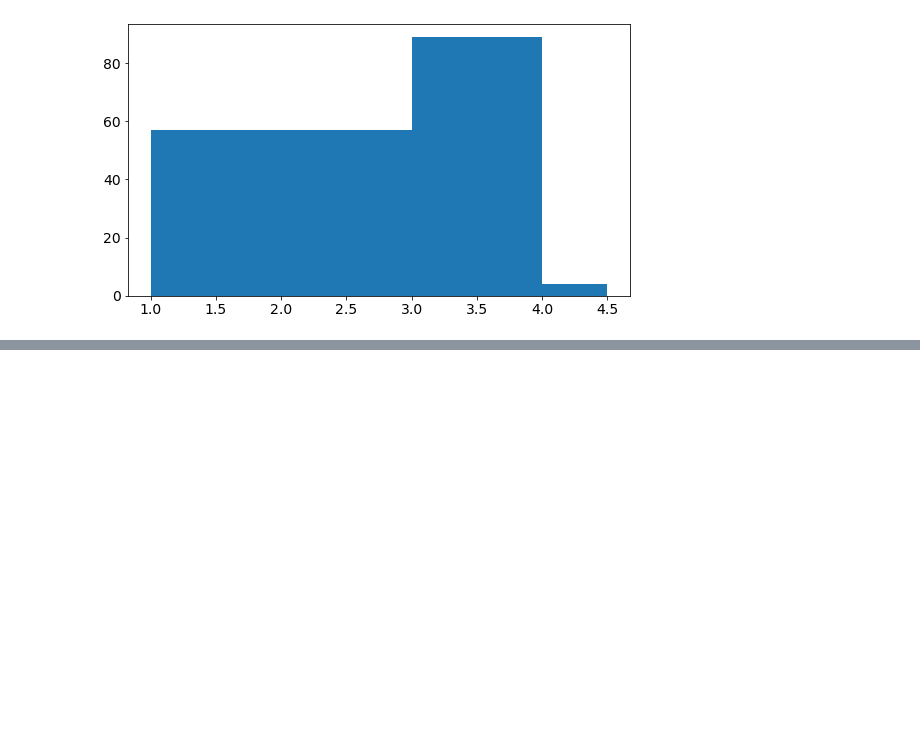
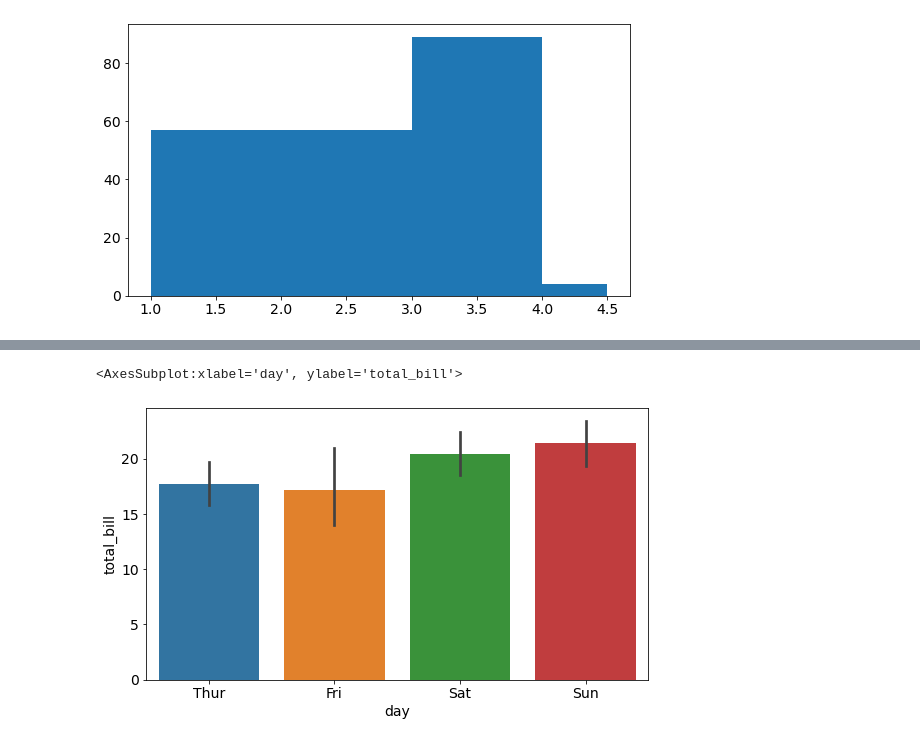
Before and after one commit to CarlosViniMSouza/DataAnalysisWithPython, a Jupyter notebook: notebooks/L04_Matplotlib.ipynb, the cells around one changed output, grey strips where cells are left out. Cells and saved outputs as stored; diff of their text form; code cells hidden in the pictures; blank space fills up the shorter version.

```diff
--- a/notebooks/L04_Matplotlib.ipynb
+++ b/notebooks/L04_Matplotlib.ipynb
@@ -259,0 +250,3 @@ plt.legend(['Setosa', 'Versicolor', 'Virginica'])
+# %%
+tips_df = sns.load_dataset("tips")
+tips_df
@@ -259,0 +267,5 @@ plt.legend(['Setosa', 'Versicolor', 'Virginica'])
+# %%
+sns.barplot(x='day', y='total_bill', data=tips_df)
+# %% [output]
+<AxesSubplot:xlabel='day', ylabel='total_bill'>
+[figure, added]
```
Also changed, not shown: parts of 8 cells of this notebook, 2 other files.
